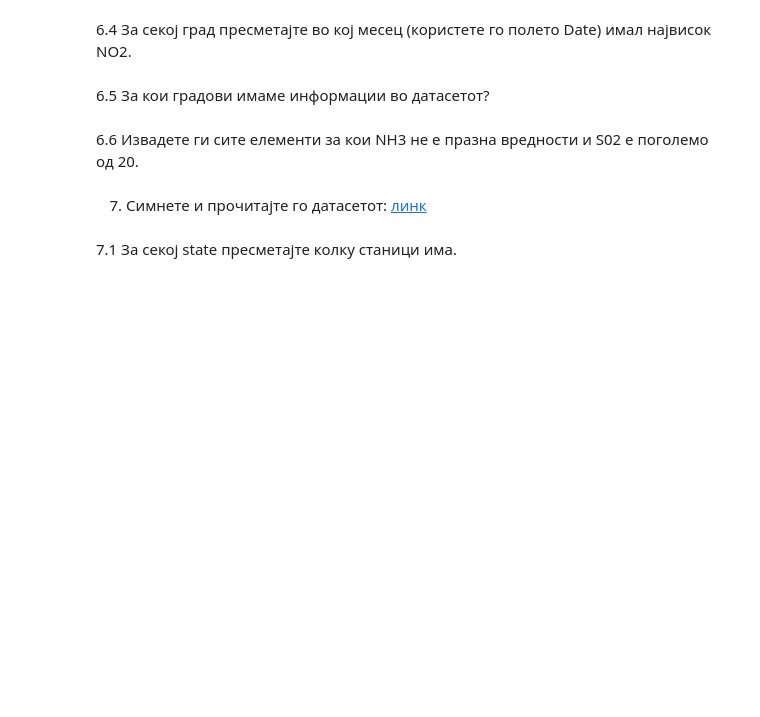
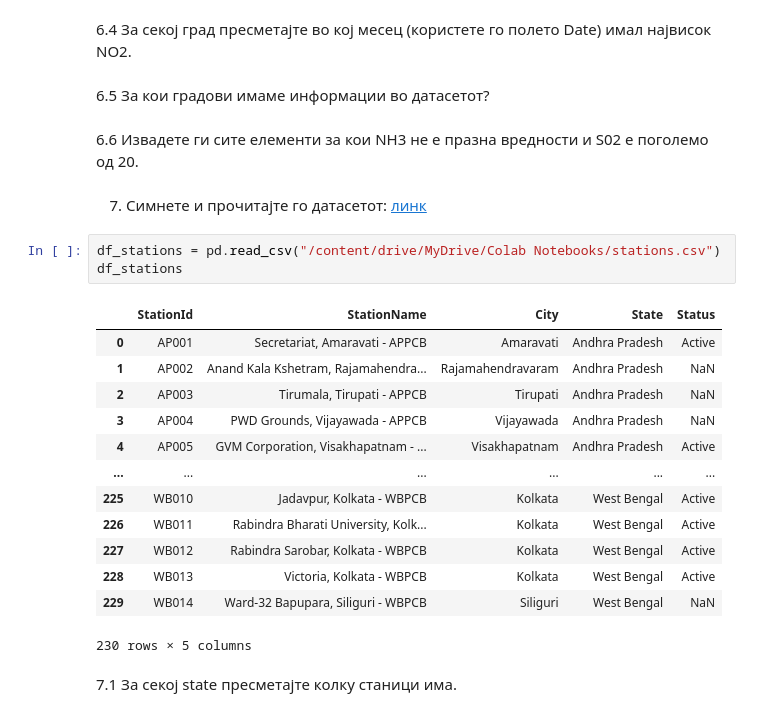
Before and after one commit to pancenaunov76/pancenaunov76, a Jupyter notebook: homework_2.ipynb, the cells around one changed output. Saved outputs shown, nothing was run; the diff lists cells and outputs as text; blank space fills up the shorter version.

```diff
--- a/homework_2.ipynb
+++ b/homework_2.ipynb
@@ -329,5 +386,22 @@ for i in period:
 6.6 Извадете ги сите елементи за кои NH3 не е празна вредности и S02 е поголемо од 20.
 # %% [markdown]
 7. Симнете и прочитајте го датасетот: [линк](https://drive.google.com/file/d/1HbZN-k_FF2y3nm4dt3QTceA00J64VMco/view?usp=sharing)
+# %%
+df_stations = pd.read_csv("/content/drive/MyDrive/Colab Notebooks/stations.csv")
+df_stations
+# %% [output]
+|  | StationId | StationName | City | State | Status |
+| 0 | AP001 | Secretariat, Amaravati - APPCB | Amaravati | Andhra Pradesh | Active |
+| 1 | AP002 | Anand Kala Kshetram, Rajamahendra... | Rajamahendravaram | Andhra Pradesh | NaN |
+| 2 | AP003 | Tirumala, Tirupati - APPCB | Tirupati | Andhra Pradesh | NaN |
+| 3 | AP004 | PWD Grounds, Vijayawada - APPCB | Vijayawada | Andhra Pradesh | NaN |
+| 4 | AP005 | GVM Corporation, Visakhapatnam - ... | Visakhapatnam | Andhra Pradesh | Active |
+| ... | ... | ... | ... | ... | ... |
+| 225 | WB010 | Jadavpur, Kolkata - WBPCB | Kolkata | West Bengal | Active |
+| 226 | WB011 | Rabindra Bharati University, Kolk... | Kolkata | West Bengal | Active |
+| 227 | WB012 | Rabindra Sarobar, Kolkata - WBPCB | Kolkata | West Bengal | Active |
+| 228 | WB013 | Victoria, Kolkata - WBPCB | Kolkata | West Bengal | Active |
+| 229 | WB014 | Ward-32 Bapupara, Siliguri - WBPCB | Siliguri | West Bengal | NaN |
+230 rows × 5 columns
 # %% [markdown]
 7.1 За секој state пресметајте колку станици има.
```
Also changed, not shown: parts of 16 cells of this notebook.
